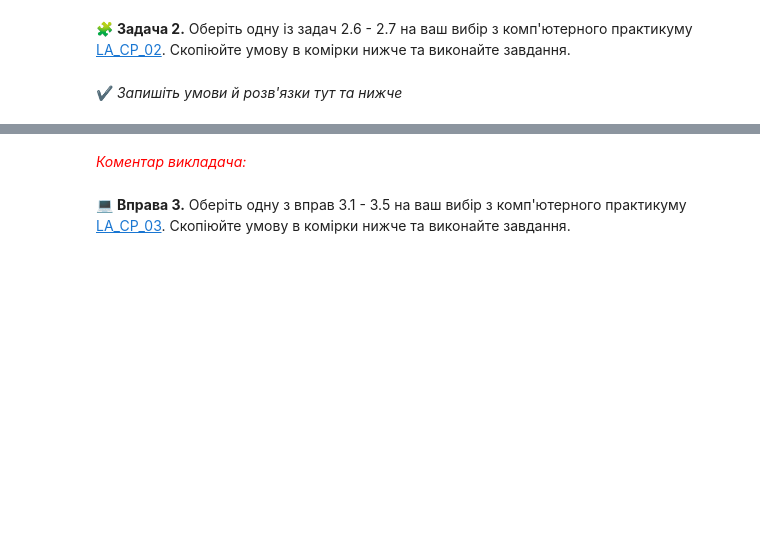
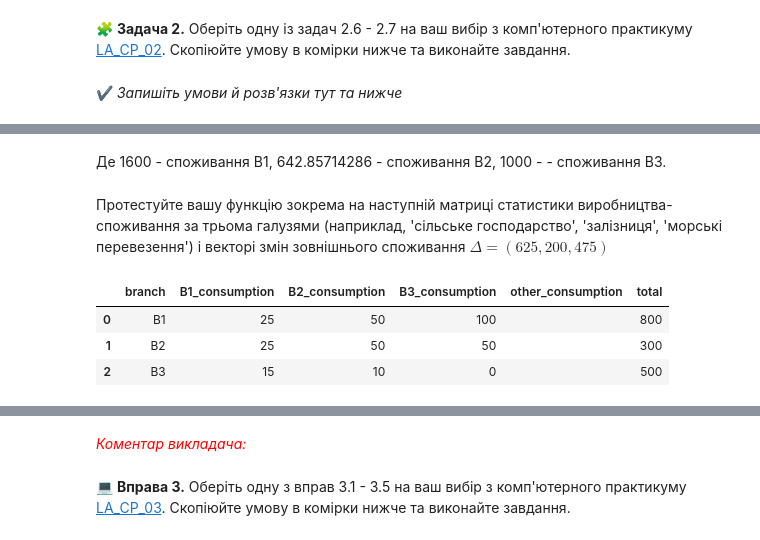
Before and after one commit to Rayzenbtw/linear_algebra, a Jupyter notebook: LA_COLAB_01_Shyhimahin_Volodymyr.ipynb, the cells around one changed output, grey strips where cells are left out. Drawn from its saved outputs; the diff is of its cells as text; code cells hidden in the pictures; blank space fills up the shorter version.

```diff
--- a/LA_COLAB_01_Shyhimahin_Volodymyr.ipynb
+++ b/LA_COLAB_01_Shyhimahin_Volodymyr.ipynb
@@ -352,0 +588,20 @@ df_economy
+# %% [markdown]
+Де 1600 - споживання B1,
+642.85714286 - споживання B2,
+1000 - - споживання B3.
+# %% [markdown]
+Протестуйте вашу функцію зокрема на наступній матриці статистики виробництва-споживання за трьома галузями (наприклад, 'сільське господарство', 'залізниця', 'морські перевезення') і векторі змін зовнішнього споживання $\Delta = (625, 200, 475)$
+# %%
+df_economy_test = pd.DataFrame(columns = ['branch', 'B1_consumption', 'B2_consumption','B3_consumption' ,'other_consumption', 'total'])
+df_economy_test['branch'] = ['B1', 'B2', 'B3']
+df_economy_test['B1_consumption'] = [25,  25, 15]
+df_economy_test['B2_consumption'] = [50,  50, 10]
+df_economy_test['B3_consumption'] = [100, 50, 0]
+df_economy_test['other_consumption'] = ['', '', '']
+df_economy_test['total'] = [800, 300, 500]
+df_economy_test
+# %% [output]
+|  | branch | B1_consumption | B2_consumption | B3_consumption | other_consumption | total |
+| 0 | B1 | 25 | 50 | 100 |  | 800 |
+| 1 | B2 | 25 | 50 | 50 |  | 300 |
+| 2 | B3 | 15 | 10 | 0 |  | 500 |
```
Also changed, not shown: parts of 12 cells of this notebook.
